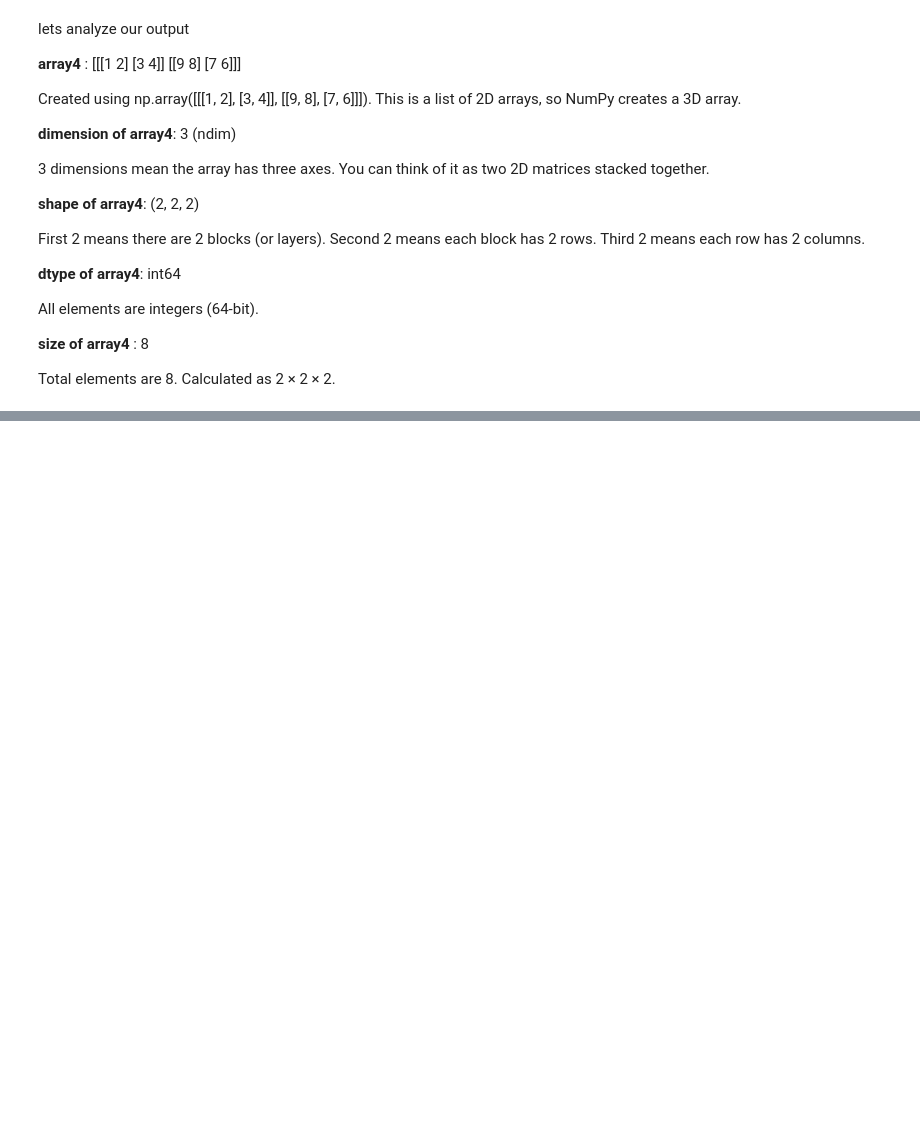
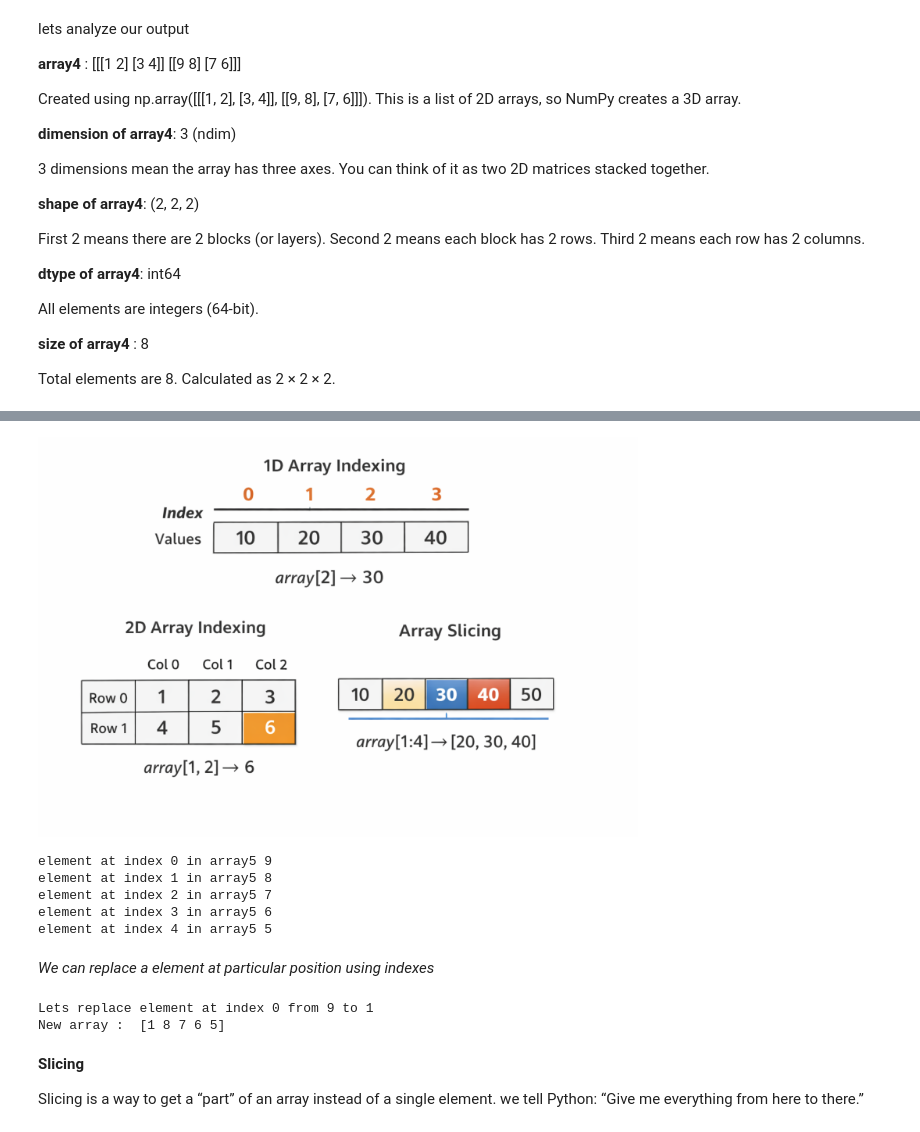
Before and after one commit to Yuvaraj-7/numpy-fundamentals, a Jupyter notebook: numpy_fundamentals.ipynb, the cells around one changed output, grey strips where cells are left out. Cells and saved outputs as stored; diff of their text form; code cells hidden in the pictures; blank space fills up the shorter version.

Commit message:
indexing and slicing

```diff
--- a/numpy_fundamentals.ipynb
+++ b/numpy_fundamentals.ipynb
@@ -300,0 +308,9 @@ Calculated as 2 × 2 × 2.
+# %%
+from IPython.display import Image, display
+
+# Display image with width 500 pixels
+display(Image(filename='/content/indexing.png', width=600))
+
+# This code here is just to display the image , dont worry about it
+# %% [output]
+[figure, added]
@@ -300,0 +319,26 @@ Calculated as 2 × 2 × 2.
+# %%
+print("element at index 0 in array5" ,array5[0])
+print("element at index 1 in array5" ,array5[1])
+print("element at index 2 in array5" ,array5[2])
+print("element at index 3 in array5" ,array5[3])
+print("element at index 4 in array5" ,array5[4])
+# %% [output]
+element at index 0 in array5 9
+element at index 1 in array5 8
+element at index 2 in array5 7
+element at index 3 in array5 6
+element at index 4 in array5 5
+# %% [markdown]
+*We can replace a element at particular position using indexes*
+# %%
+print("Lets replace element at index 0 from 9 to 1")
+array5[0] = 1
+print("New array : ", array5)
+# %% [output]
+Lets replace element at index 0 from 9 to 1
+New array :  [1 8 7 6 5]
+# %% [markdown]
+**Slicing**
+
+Slicing is a way to get a “part” of an array instead of a single element.
+we tell Python: “Give me everything from here to there.”
```
Also changed, not shown: parts of 16 cells of this notebook.
